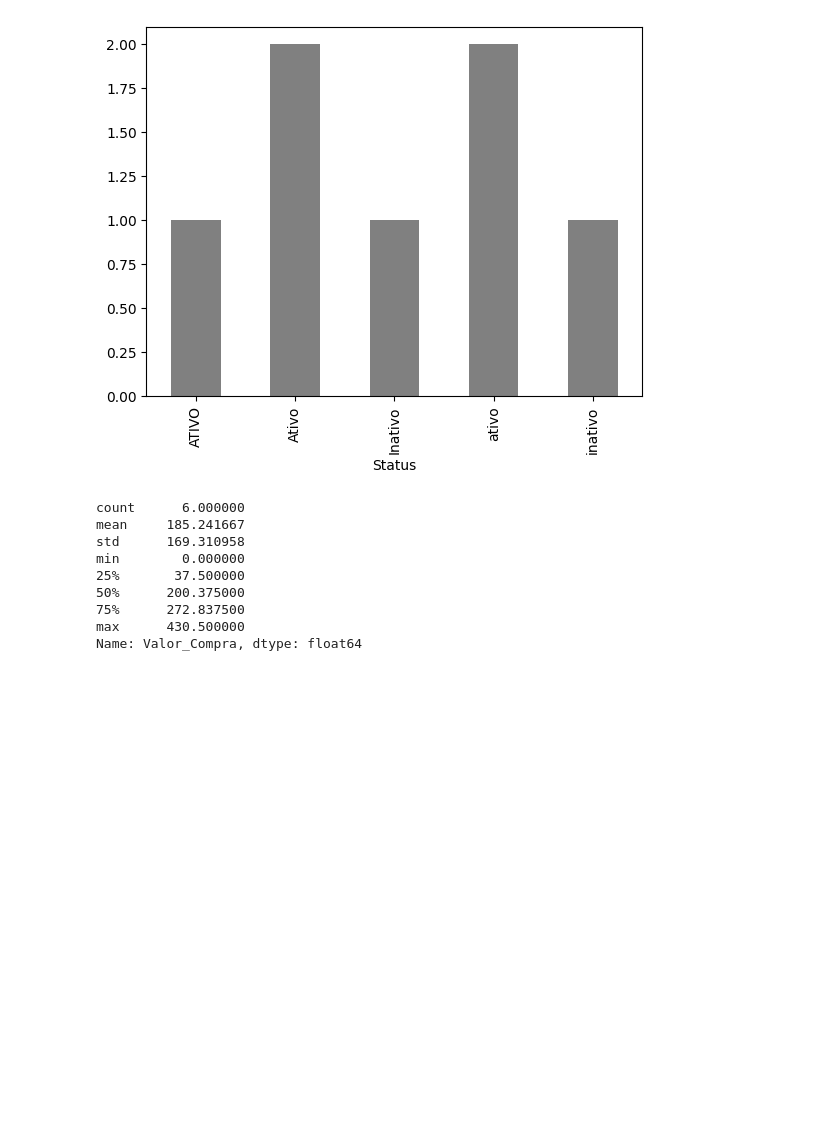
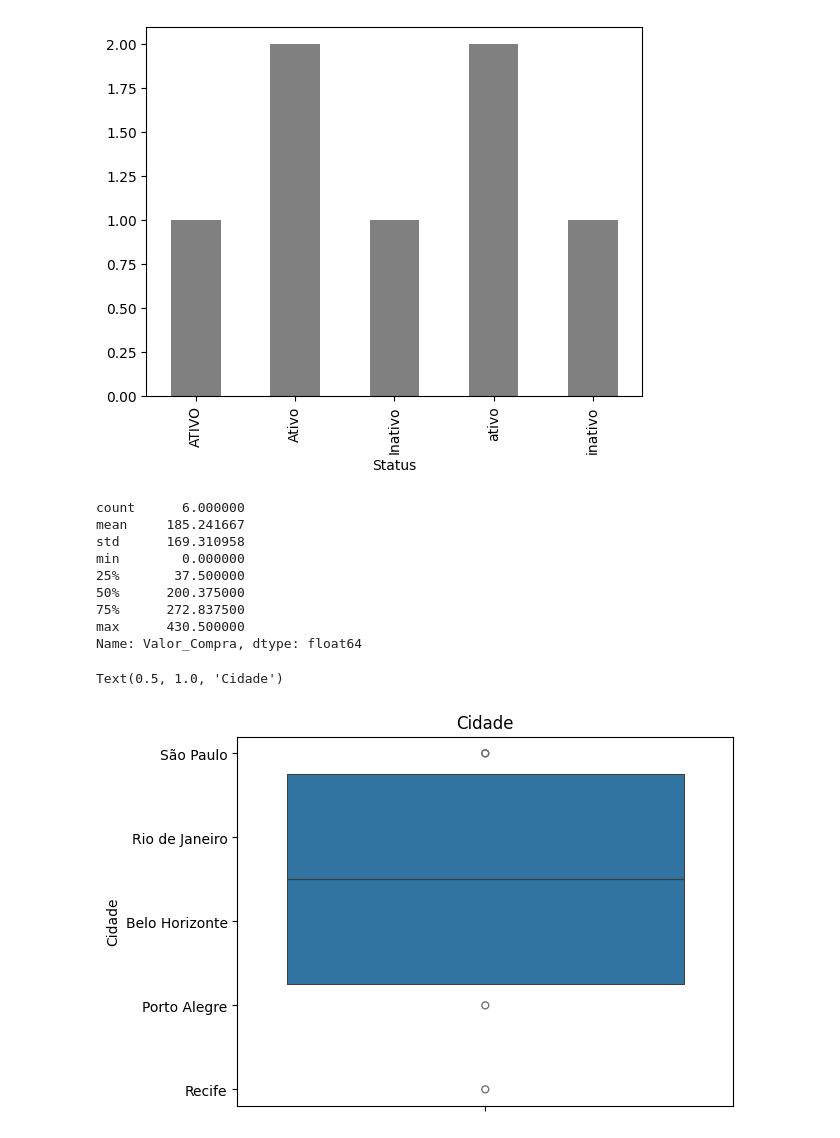
Before and after one commit to VitoriaN27/Python, a Jupyter notebook: limpezadedados.ipynb, the cells around one changed output. Drawn from its saved outputs; the diff is of its cells as text; code cells hidden in the pictures; blank space fills up the shorter version.

```diff
--- a/limpezadedados.ipynb
+++ b/limpezadedados.ipynb
@@ -70,3 +70,8 @@ min        0.000000
 75%      272.837500
 max      430.500000
 Name: Valor_Compra, dtype: float64
+# %%
+srn.boxenplot(dataset['Cidade']).set_title('Cidade')
+# %% [output]
+Text(0.5, 1.0, 'Cidade')
+[figure, added]
```
Also changed, not shown: parts of 1 cell of this notebook.
